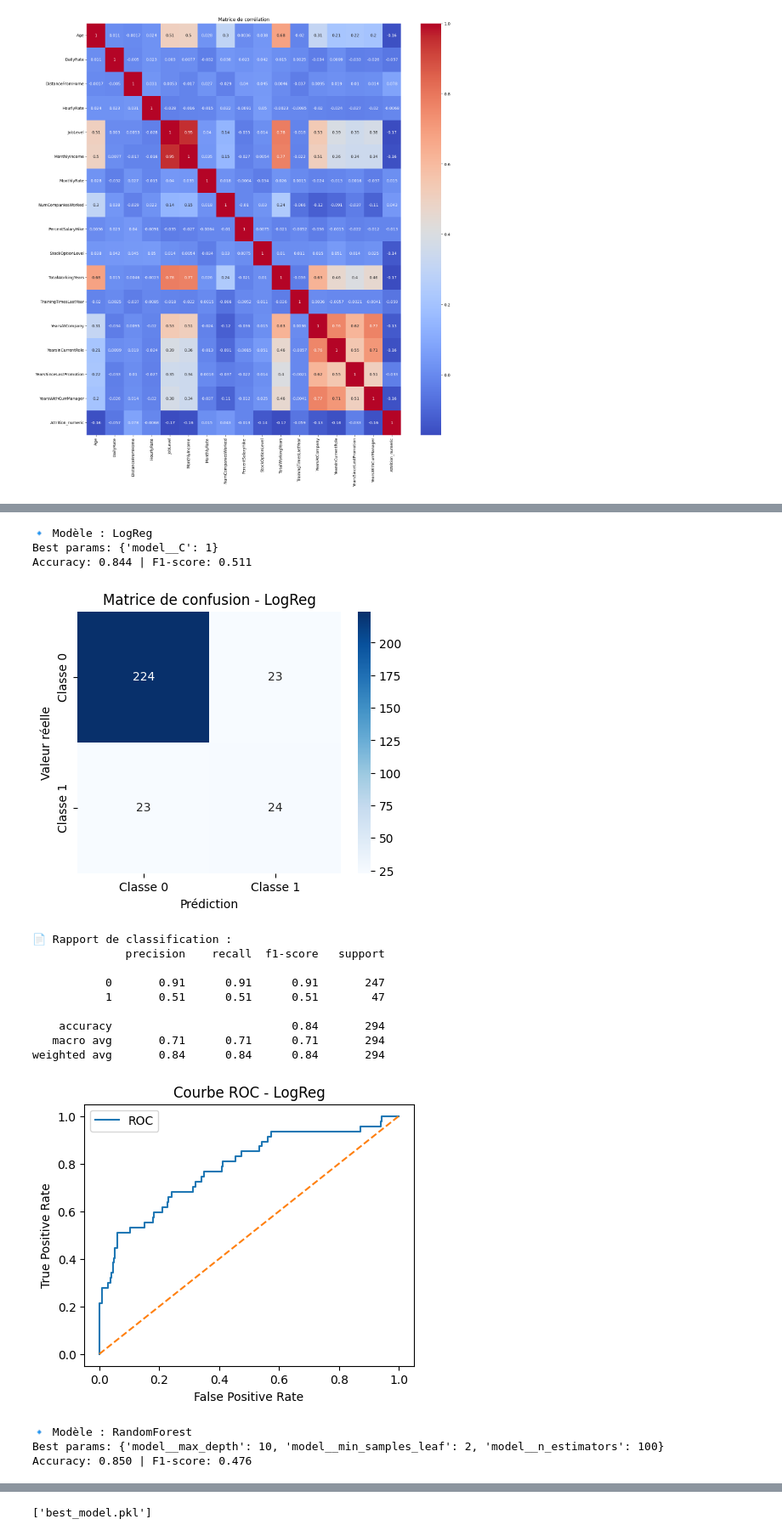
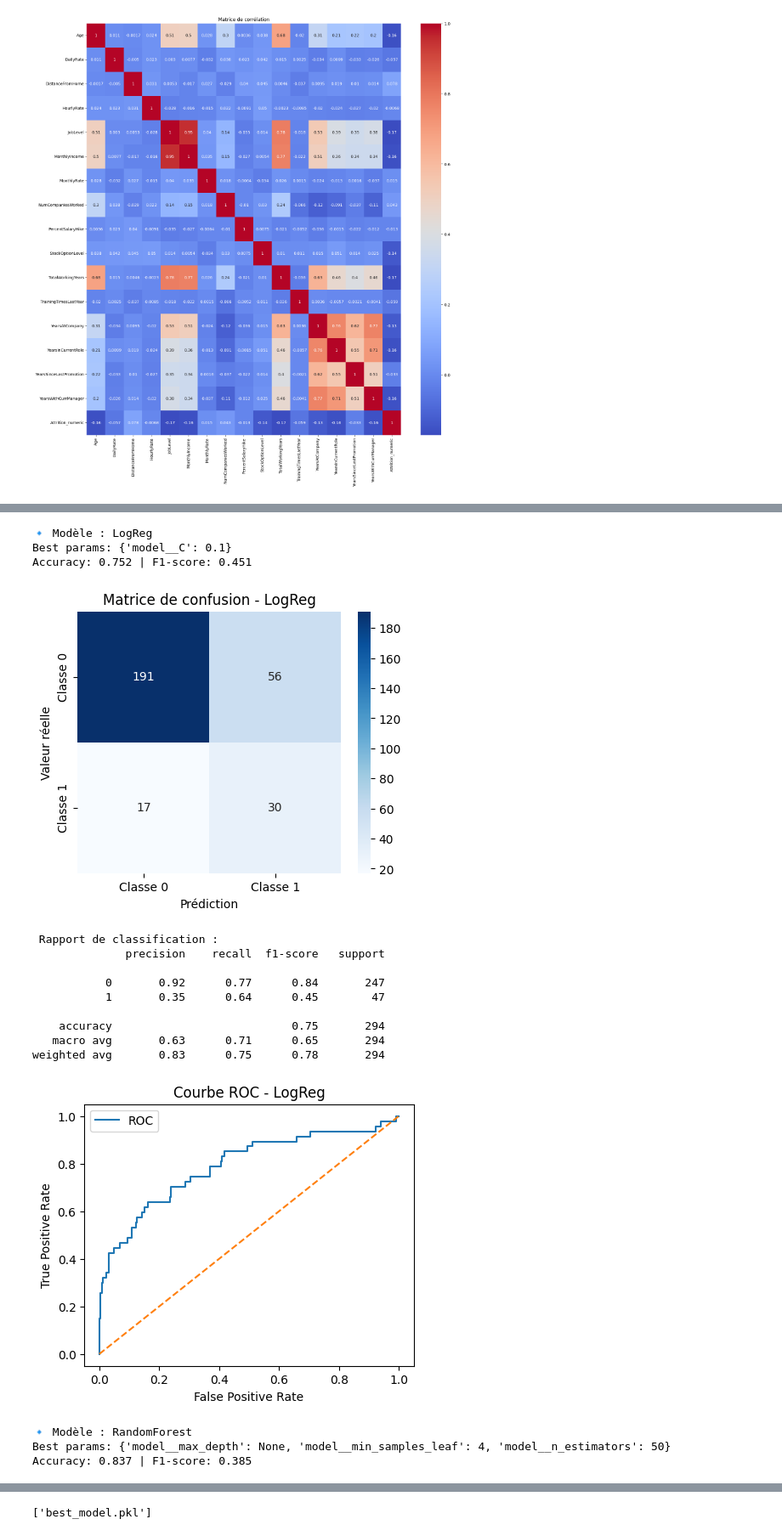
Before and after one commit to Elbahia-stack/RetentionAI_back, a Jupyter notebook: ml/EDA.ipynb, the cells around one changed output, grey strips where cells are left out. Shown at 85% size. Saved outputs shown, nothing was run; the diff lists cells and outputs as text; code cells hidden in the pictures.

```diff
--- a/EDA.ipynb
+++ b/ml/EDA.ipynb
@@ -5,7 +5,7 @@ import matplotlib.pyplot as plt
 import seaborn as sns
 
 
-df = pd.read_csv("data-693fc2b180037028972686.csv")
+df = pd.read_csv("ml/data-693fc2b180037028972686.csv")
 
 df.head()
 # %% [output]
@@ -134,12 +134,12 @@ from sklearn.preprocessing import OneHotEncoder
 # df = df.drop(columns=colms)
 # print(encoded_df)
 # %%
-from sklearn.preprocessing import StandardScaler
+# from sklearn.preprocessing import StandardScaler
 
-scaler = StandardScaler()
-num_cols = df.select_dtypes(include=["int64", "float64"]).drop(columns=["Attrition_numeric"]).columns
+# scaler = StandardScaler()
+# num_cols = df.select_dtypes(include=["int64", "float64"]).drop(columns=["Attrition_numeric"]).columns
 
-df[num_cols] = scaler.fit_transform(df[num_cols])
+# df[num_cols] = scaler.fit_transform(df[num_cols])
 # %%
 colonn =[
      'Over18', 'DistanceFromHome', 'MonthlyRate',
@@ -215,42 +214,50 @@ from sklearn.compose import ColumnTransformer
 from sklearn.model_selection import train_test_split, GridSearchCV, StratifiedKFold
 from sklearn.metrics import accuracy_score, f1_score,confusion_matrix,classification_report,roc_curve
 from imblearn.pipeline import Pipeline
-from imblearn.over_sampling import SMOTENC
+from imblearn.over_sampling import SMOTE
 import pandas as pd
 import joblib
 
 # Séparer features et target
-X = df.drop(columns=["Attrition", "Attrition_numeric"])
-y = df["Attrition_numeric"]
+X = df.drop(['Attrition', 'Attrition_numeric'], axis=1)
+y = df['Attrition_numeric']
 
-# Colonnes numériques et catégoriques
-num_cols = X.select_dtypes(include=['int64', 'float64']).columns.tolist()
+# Split train/test
+X_train, X_test, y_train, y_test = train_test_split(X, y, test_size=0.2, random_state=42, stratify=y)
+
+
+# Colonnes numériques
+num_already_scaled = ['Education',
+                      'EnvironmentSatisfaction',
+                      'JobInvolvement',
+                      'JobSatisfaction',
+                      'PerformanceRating',
+                      'RelationshipSatisfaction',
+                      'WorkLifeBalance']
+num_cols = [col for col in X.select_dtypes(include=['int64','float64']).columns
+            if col not in num_already_scaled]
+
 cat_cols = X.select_dtypes(include=['object']).columns.tolist()
 
 # Preprocessing
 preprocessor = ColumnTransformer([
     ('num', StandardScaler(), num_cols),
-    ('cat', OneHotEncoder(sparse_output=False, handle_unknown='ignore'), cat_cols)
-])
+    ('cat', OneHotEncoder(drop='first', handle_unknown='ignore'), cat_cols)
+], remainder='passthrough')
 
-ohe = OneHotEncoder(sparse_output=False, handle_unknown='ignore')
-ohe.fit(X[cat_cols])
-cat_indices = list(range(len(num_cols), len(num_cols) + ohe.transform(X[cat_cols]).shape[1]))
-
-# Split train/test
-X_train, X_test, y_train, y_test = train_test_split(X, y, test_size=0.2, random_state=42, stratify=y)
+smote = SMOTE(random_state=42)
 
 # Pipelines
 pipelines = {
     'LogReg': Pipeline([
         ('preprocessor', preprocessor),
-        ('smote', SMOTENC(categorical_features=cat_indices, random_state=42)),
-        ('model', LogisticRegression(max_iter=1000,class_weight='balanced'))
+        ('smote', smote),
+        ('model', LogisticRegression(max_iter=1000))
     ]),
     'RandomForest': Pipeline([
         ('preprocessor', preprocessor),
-        ('smote', SMOTENC(categorical_features=cat_indices, random_state=42)),
-        ('model', RandomForestClassifier(random_state=42,class_weight='balanced'))
+        ('smote', smote),
+        ('model', RandomForestClassifier(random_state=42))
     ])
 }
 
@@ -273,7 +280,7 @@ for name in pipelines:
         pipelines[name],
         param_grids[name],
         cv=cv,
-        scoring='f1',
+        scoring='accuracy',
         n_jobs=-1
     )
 
@@ -301,46 +308,46 @@ for name in pipelines:
         yticklabels=['Classe 0', 'Classe 1']
     )
     plt.xlabel('Prédiction')
     plt.ylabel('Valeur réelle')
     plt.title(f'Matrice de confusion - {name}')
     plt.show()
      # Rapport de classification
     print("\n Rapport de classification :")
     print(classification_report(y_test, y_pred))
 
      # Courbe ROC
     if hasattr(grid.best_estimator_, "predict_proba"):
         y_proba = grid.best_estimator_.predict_proba(X_test)[:, 1]
     else:
         y_proba = grid.best_estimator_.decision_function(X_test)
     fpr, tpr, _ = roc_curve(y_test, y_proba)
 
     plt.figure(figsize=(5, 4))
     plt.plot(fpr, tpr, label='ROC')
     plt.plot([0, 1], [0, 1], linestyle='--')
     plt.xlabel('False Positive Rate')
     plt.ylabel('True Positive Rate')
     plt.title(f'Courbe ROC - {name}')
     plt.legend()
     plt.show()
 
 # joblib.dump(, "model_risk.pkl")
 # print(" Modèle sauvegardé sous model_risk.pkl")
 # %% [output]
 🔹 Modèle : LogReg
-Best params: {'model__C': 1}
-Accuracy: 0.844 | F1-score: 0.511
+Best params: {'model__C': 0.1}
+Accuracy: 0.752 | F1-score: 0.451
-[figure, old version]
+[figure, new version]
-📄 Rapport de classification :
+ Rapport de classification :
               precision    recall  f1-score   support
 
-           0       0.91      0.91      0.91       247
-           1       0.51      0.51      0.51        47
+           0       0.92      0.77      0.84       247
+           1       0.35      0.64      0.45        47
 
-    accuracy                           0.84       294
-   macro avg       0.71      0.71      0.71       294
-weighted avg       0.84      0.84      0.84       294
+    accuracy                           0.75       294
+   macro avg       0.63      0.71      0.65       294
+weighted avg       0.83      0.75      0.78       294
-[figure, old version]
+[figure, new version]
 🔹 Modèle : RandomForest
-Best params: {'model__max_depth': 10, 'model__min_samples_leaf': 2, 'model__n_estimators': 100}
-Accuracy: 0.850 | F1-score: 0.476
+Best params: {'model__max_depth': None, 'model__min_samples_leaf': 4, 'model__n_estimators': 50}
+Accuracy: 0.837 | F1-score: 0.385
```
Also changed, not shown: parts of 4 cells of this notebook, 12 other files.
